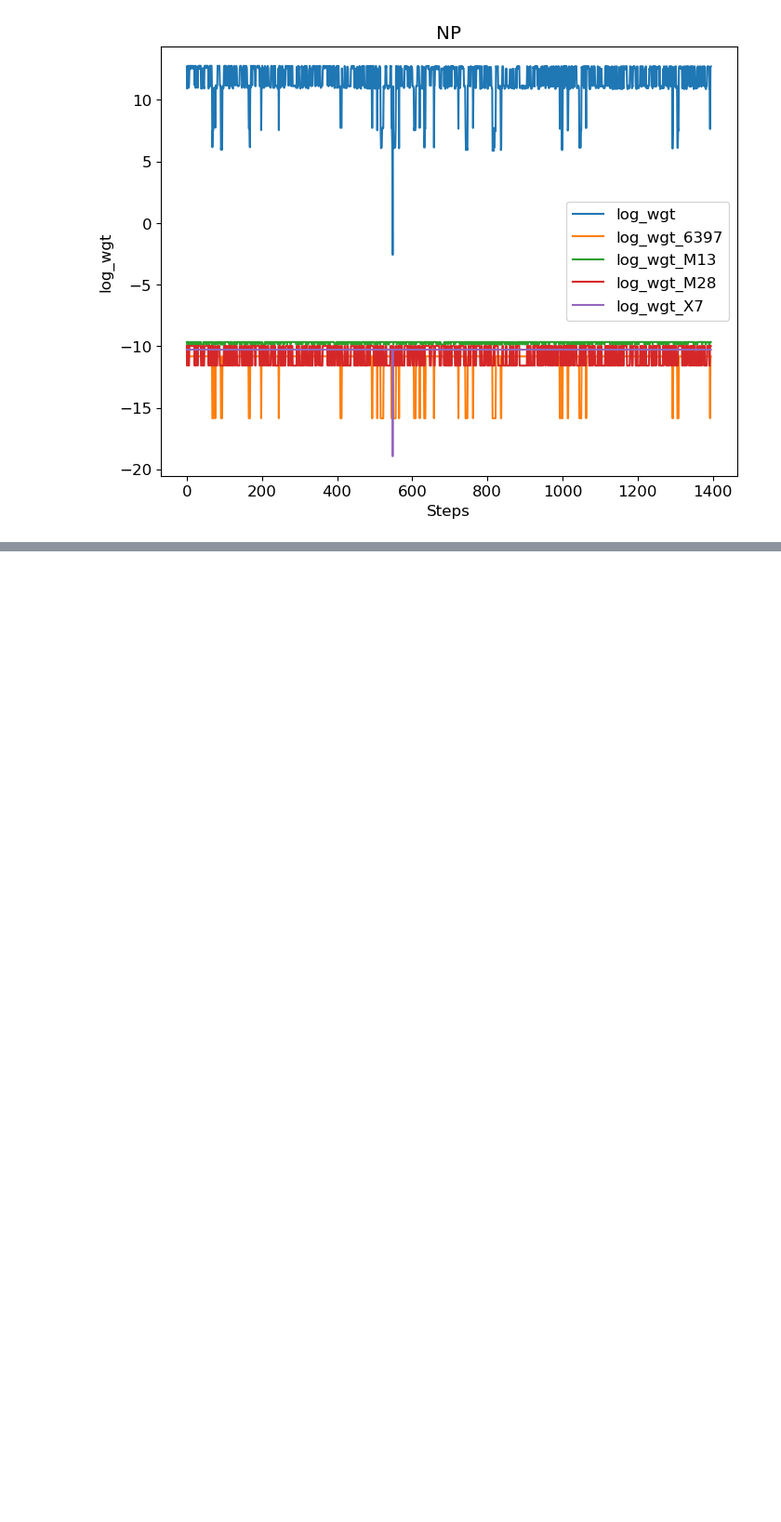
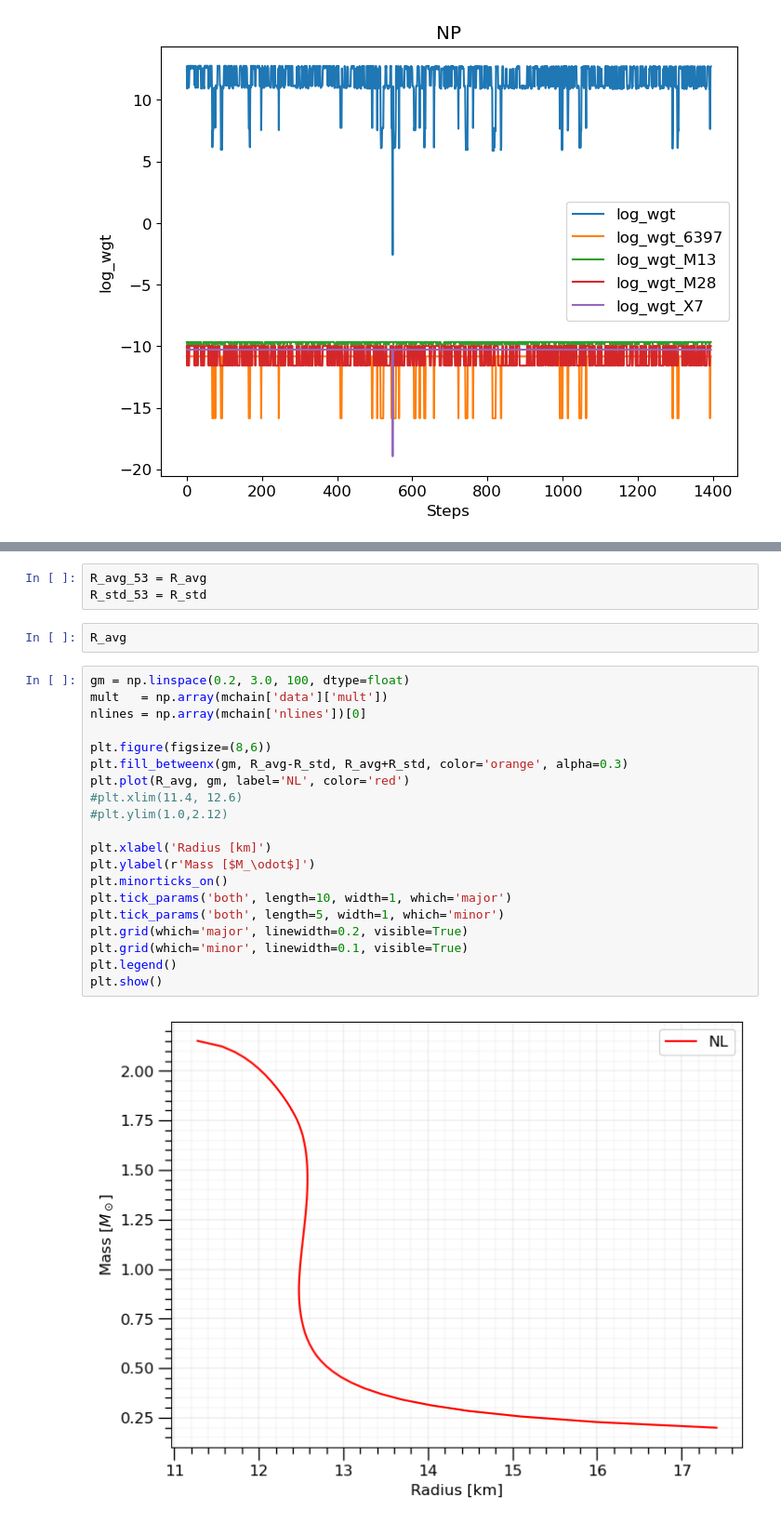
Before and after one commit to awsteiner/bamr, a Jupyter notebook: out/hmc.ipynb, the cells around one changed output, grey strips where cells are left out. Shown: that part at 93% size. Drawn from its saved outputs; the diff is of its cells as text; blank space fills up the shorter version.

Commit message:
Debugging different M-R curves for the same EOS

```diff
--- a/out/hmc.ipynb
+++ b/out/hmc.ipynb
@@ -259,0 +777,27 @@ plt.show()
+# %%
+R_avg_53 = R_avg
+R_std_53 = R_std
+# %%
+R_avg
+# %%
+gm = np.linspace(0.2, 3.0, 100, dtype=float)
+mult   = np.array(mchain['data']['mult'])
+nlines = np.array(mchain['nlines'])[0]
+
+plt.figure(figsize=(8,6))
+plt.fill_betweenx(gm, R_avg-R_std, R_avg+R_std, color='orange', alpha=0.3)
+plt.plot(R_avg, gm, label='NL', color='red')
+#plt.xlim(11.4, 12.6)
+#plt.ylim(1.0,2.12)
+
+plt.xlabel('Radius [km]')
+plt.ylabel(r'Mass [$M_\odot$]')
+plt.minorticks_on()
+plt.tick_params('both', length=10, width=1, which='major')
+plt.tick_params('both', length=5, width=1, which='minor')
+plt.grid(which='major', linewidth=0.2, visible=True)
+plt.grid(which='minor', linewidth=0.1, visible=True)
+plt.legend()
+plt.show()
+# %% [output]
+[figure, added]
```
Also changed, not shown: parts of 6 cells of this notebook, 2 other files.
